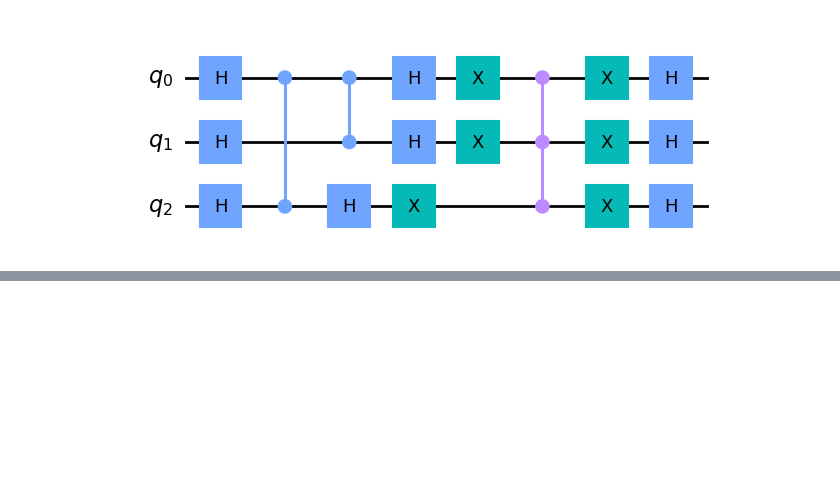
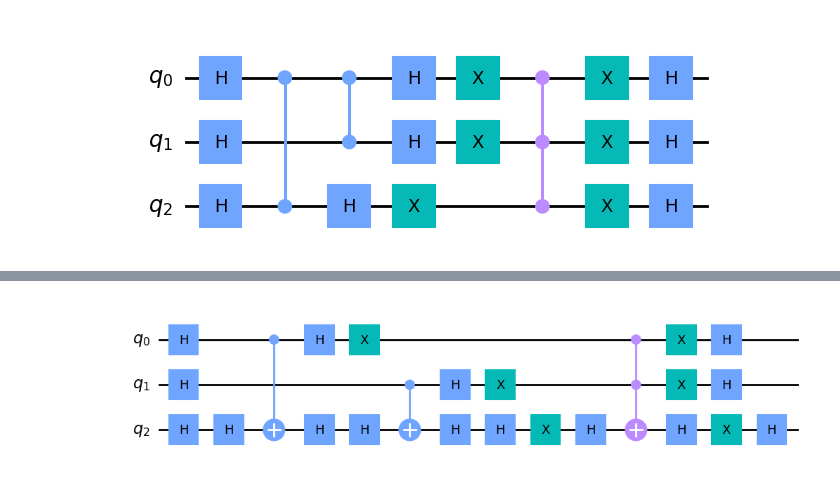
Before and after one commit to AdamNaoui/LOG6953C_TPs, a Jupyter notebook: TP3/tp3.ipynb, the cells around one changed output, grey strips where cells are left out. Saved outputs shown, nothing was run; the diff lists cells and outputs as text; code cells hidden in the pictures; blank space fills up the shorter version.

```diff
--- a/TP3/tp3.ipynb
+++ b/TP3/tp3.ipynb
@@ -84,0 +81,12 @@ grover_circuit.draw(output='mpl')# number=2
+# %%
+lines = circuit.splitlines()
+mutant = ""
+for i, line in enumerate(lines):
+    if search_sequence in line:
+        mutant+='\n'+cz_to_hcnoth(line,i)
+    else :
+        mutant+='\n'+line
+exec(mutant)
+prog.draw(output='mpl')
+# %% [output]
+[figure, added]
```
Also changed, not shown: parts of 7 cells of this notebook.
